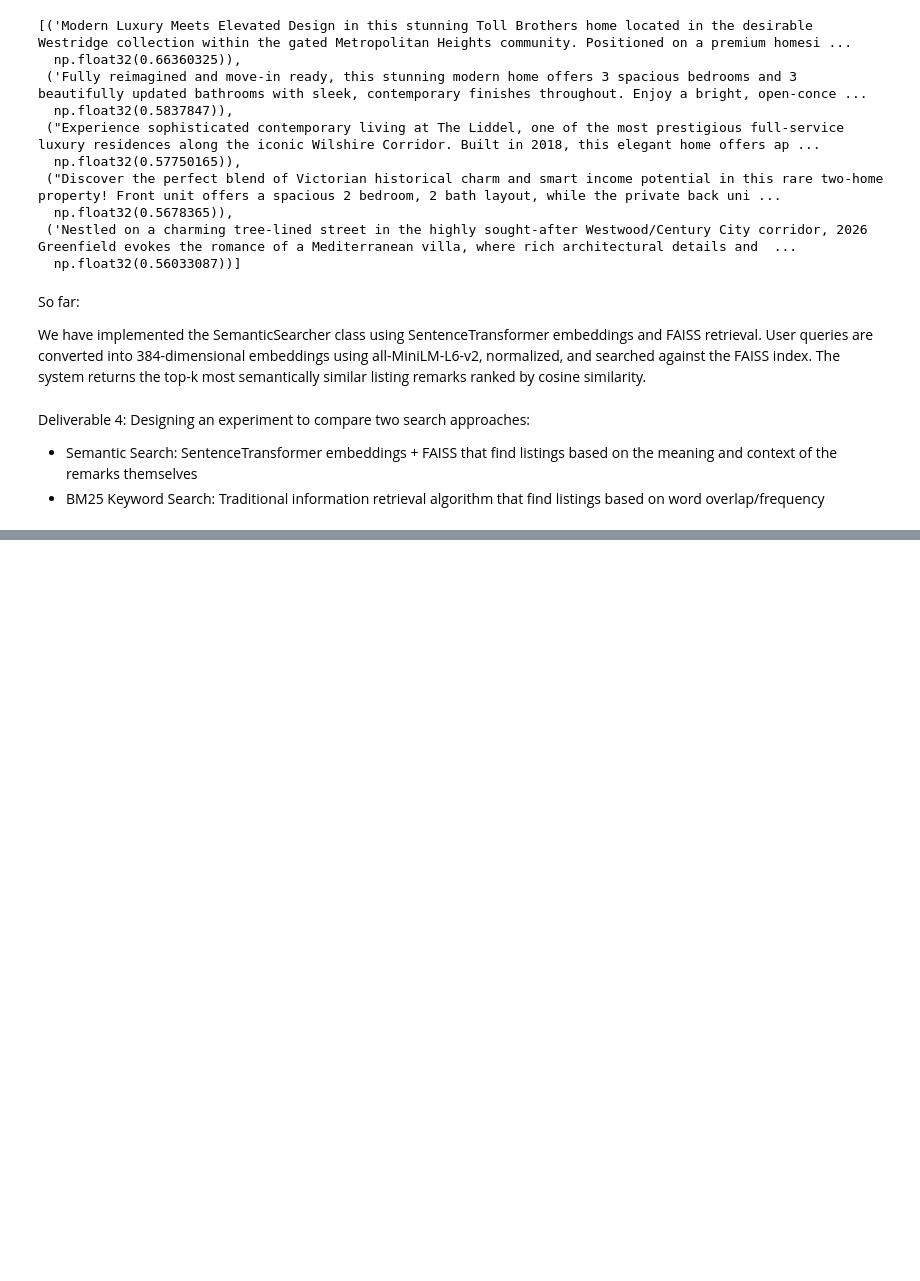
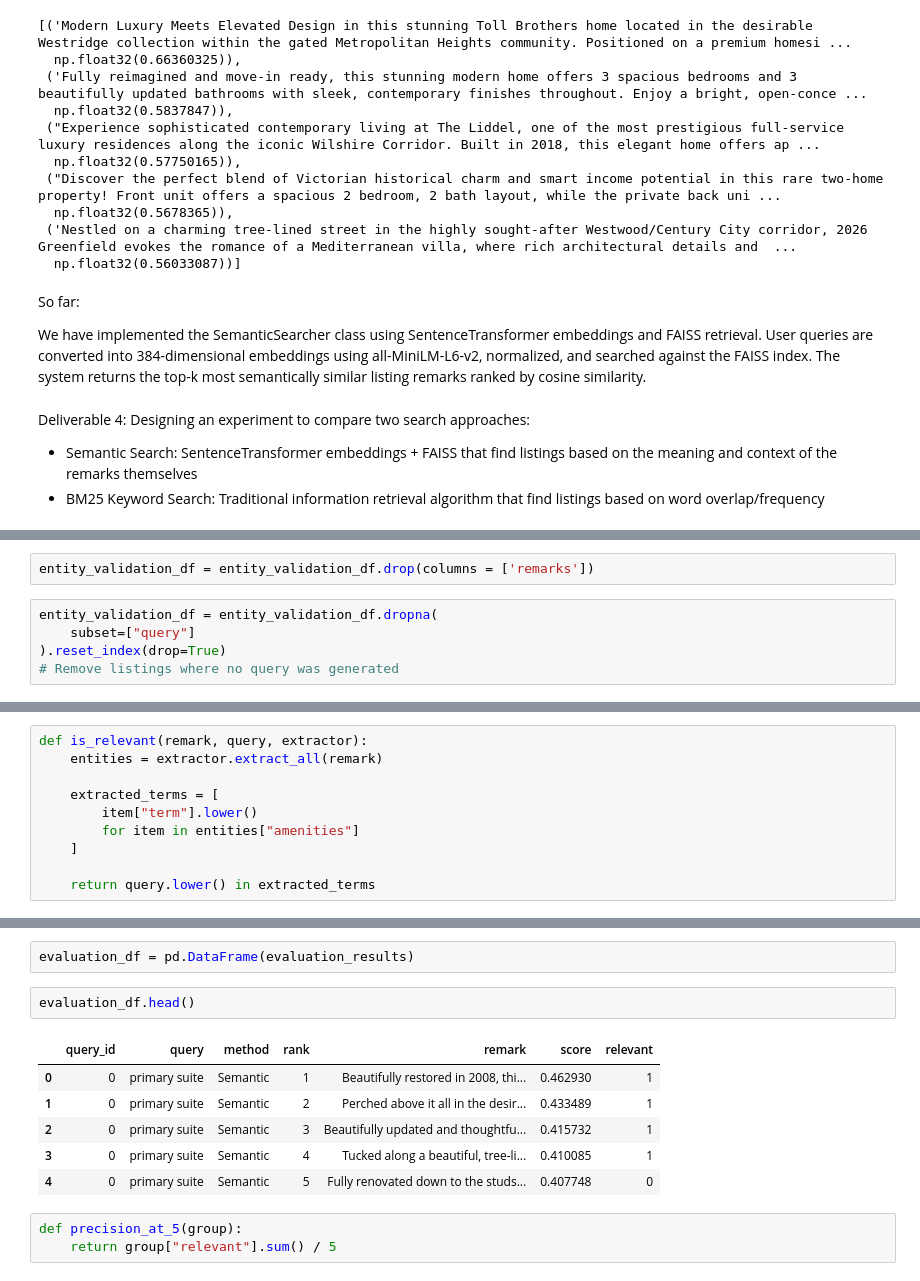
Before and after one commit to mayabernstein/idx-exchange-agentic-ai-engineer, a Jupyter notebook: NLP_Engineer/notebooks/5_semantic_search.ipynb, the cells around one changed output, grey strips where cells are left out. Saved outputs shown, nothing was run; the diff lists cells and outputs as text; blank space fills up the shorter version.

```diff
--- a/NLP_Engineer/notebooks/5_semantic_search.ipynb
+++ b/NLP_Engineer/notebooks/5_semantic_search.ipynb
@@ -197,0 +533,7 @@ Deliverable 4: Designing an experiment to compare two search approaches:
+# %%
+entity_validation_df = entity_validation_df.drop(columns = ['remarks'])
+# %%
+entity_validation_df = entity_validation_df.dropna(
+    subset=["query"]
+).reset_index(drop=True)
+# Remove listings where no query was generated
@@ -197,0 +544,10 @@ Deliverable 4: Designing an experiment to compare two search approaches:
+# %%
+def is_relevant(remark, query, extractor):
+    entities = extractor.extract_all(remark)
+
+    extracted_terms = [
+        item["term"].lower()
+        for item in entities["amenities"]
+    ]
+
+    return query.lower() in extracted_terms
@@ -197,0 +602,14 @@ Deliverable 4: Designing an experiment to compare two search approaches:
+# %%
+evaluation_df = pd.DataFrame(evaluation_results)
+# %%
+evaluation_df.head()
+# %% [output]
+|  | query_id | query | method | rank | remark | score | relevant |
+| 0 | 0 | primary suite | Semantic | 1 | Beautifully restored in 2008, thi... | 0.462930 | 1 |
+| 1 | 0 | primary suite | Semantic | 2 | Perched above it all in the desir... | 0.433489 | 1 |
+| 2 | 0 | primary suite | Semantic | 3 | Beautifully updated and thoughtfu... | 0.415732 | 1 |
+| 3 | 0 | primary suite | Semantic | 4 | Tucked along a beautiful, tree-li... | 0.410085 | 1 |
+| 4 | 0 | primary suite | Semantic | 5 | Fully renovated down to the studs... | 0.407748 | 0 |
+# %%
+def precision_at_5(group):
+    return group["relevant"].sum() / 5
```
Also changed, not shown: parts of 70 cells of this notebook, 6 other files.
